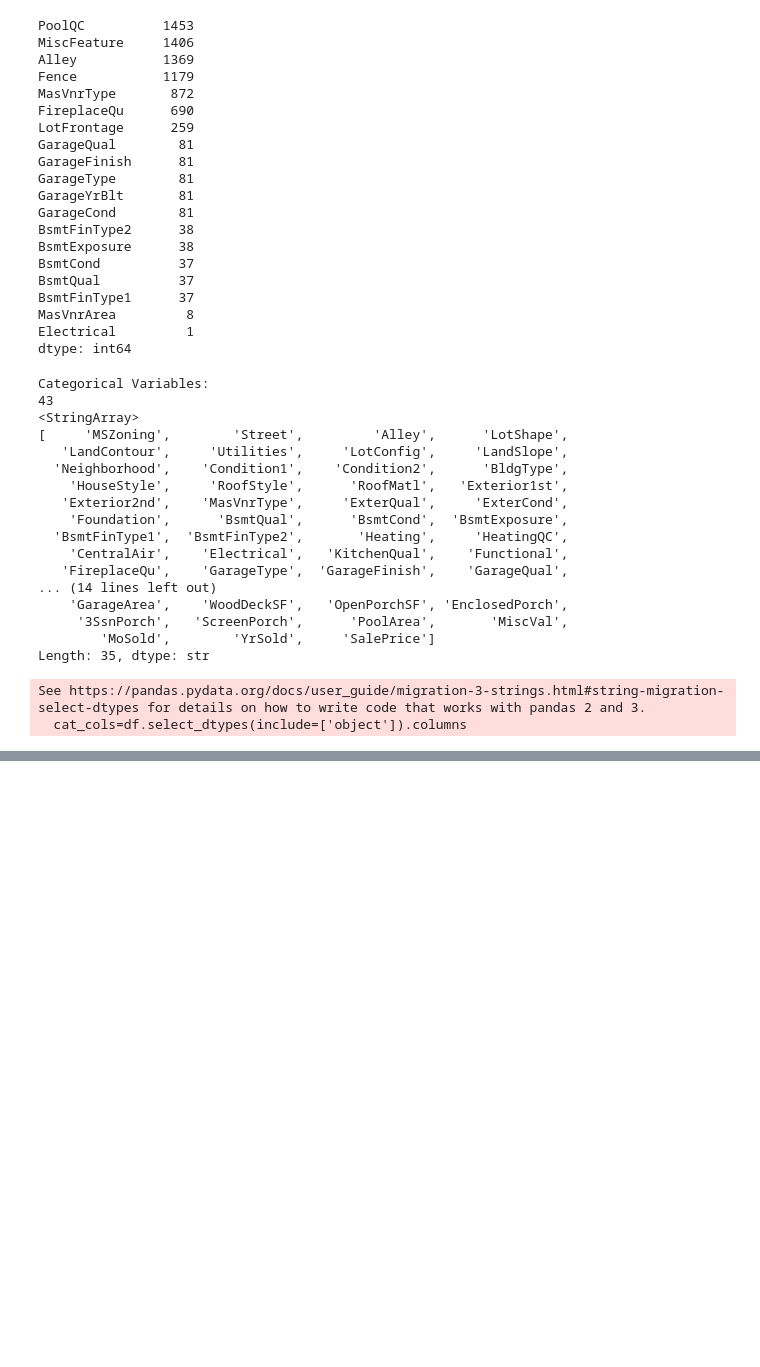
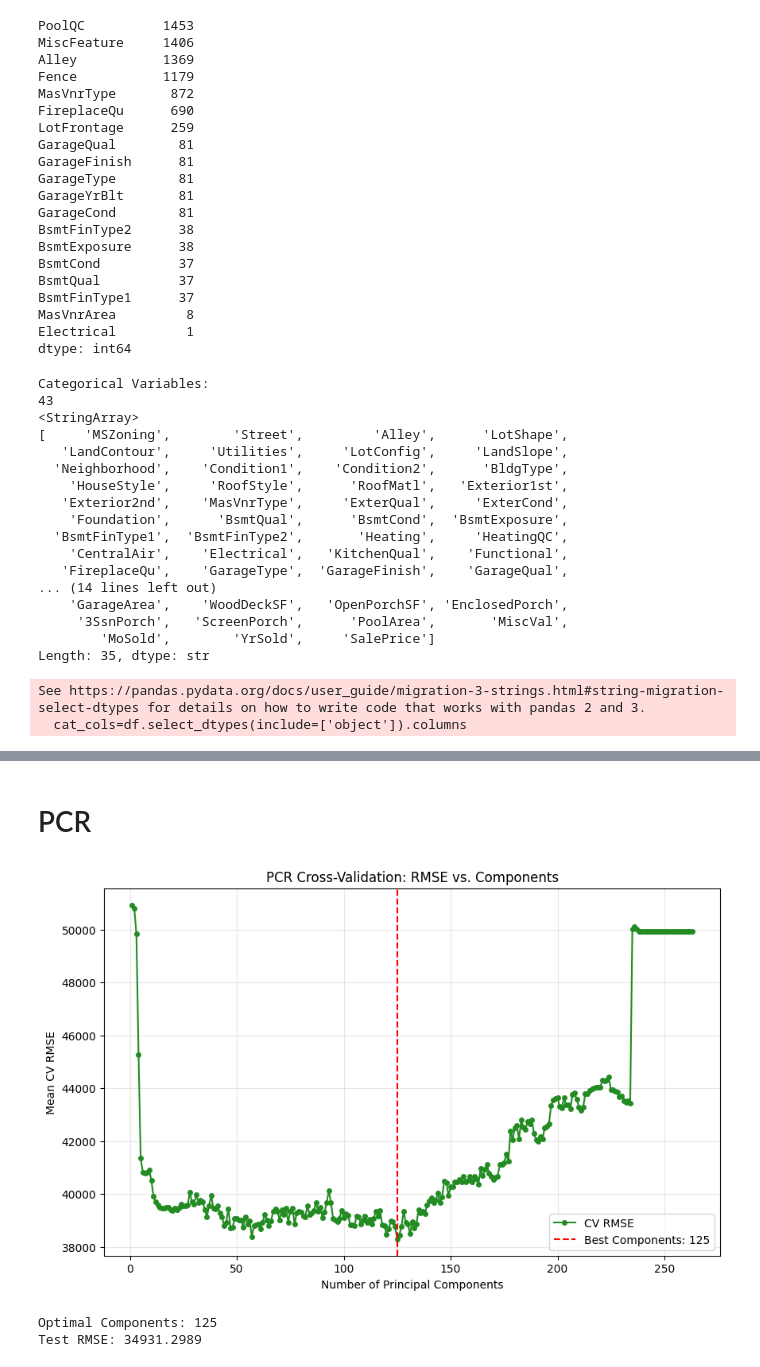
Before and after one commit to Rmorsch/Ames-House-Prices, a Jupyter notebook: Analysis.ipynb, the cells around one changed output, grey strips where cells are left out. Saved outputs shown, nothing was run; the diff lists cells and outputs as text; code cells hidden in the pictures; blank space fills up the shorter version.

```diff
--- a/Analysis.ipynb
+++ b/Analysis.ipynb
@@ -192,0 +334,45 @@ LinearRegression does not accept missing values encoded as NaN natively. For sup
+# %% [markdown]
+# PCR
+# %%
+# Build PCR Pipeline
+# PCR must include scaling because PCA is sensitive to the scale of features
+pcr_pipe = Pipeline([
+    ('pca', PCA()),
+    ('regression', LinearRegression())
+])
+
+# Grid Search for Number of Components
+# We test from 1 component up to the total number of features
+param_grid = {'pca__n_components': np.arange(1, X.shape[1] + 1)}
+pcr_grid = GridSearchCV(pcr_pipe, param_grid, cv=5, scoring='neg_mean_squared_error')
+pcr_grid.fit(X_train_scaled, y_train)
+
+# Extract RMSE Path
+# GridSearchCV returns negative MSE; we negate and take the square root
+mean_mse = -pcr_grid.cv_results_['mean_test_score']
+rmse_path = np.sqrt(mean_mse)
+components = param_grid['pca__n_components']
+
+# Visualization
+plt.figure(figsize=(10, 6))
+plt.plot(components, rmse_path, marker='o', markersize=4, color='forestgreen', label='CV RMSE')
+plt.axvline(pcr_grid.best_params_['pca__n_components'], color='red', linestyle='--',
+            label=f"Best Components: {pcr_grid.best_params_['pca__n_components']}")
+
+plt.xlabel('Number of Principal Components')
+plt.ylabel('Mean CV RMSE')
+plt.title('PCR Cross-Validation: RMSE vs. Components')
+plt.legend()
+plt.grid(True, alpha=0.3)
+plt.show()
+
+print(f"Optimal Components: {pcr_grid.best_params_['pca__n_components']}")
+y_preds = pcr_grid.predict(X_test_scaled)
+# Inverse transform back to dollar scale
+pcr_preds_dollars = convert_to_dollars(y_preds, lam, 0)
+pcr_rmse = np.sqrt(mean_squared_error(y_test_original, pcr_preds_dollars))
+print(f"Test RMSE: {pcr_rmse:.4f}")
+# %% [output]
+[figure, added]
+Optimal Components: 125
+Test RMSE: 34931.2989
```
Also changed, not shown: parts of 22 cells of this notebook, 1 other file.
